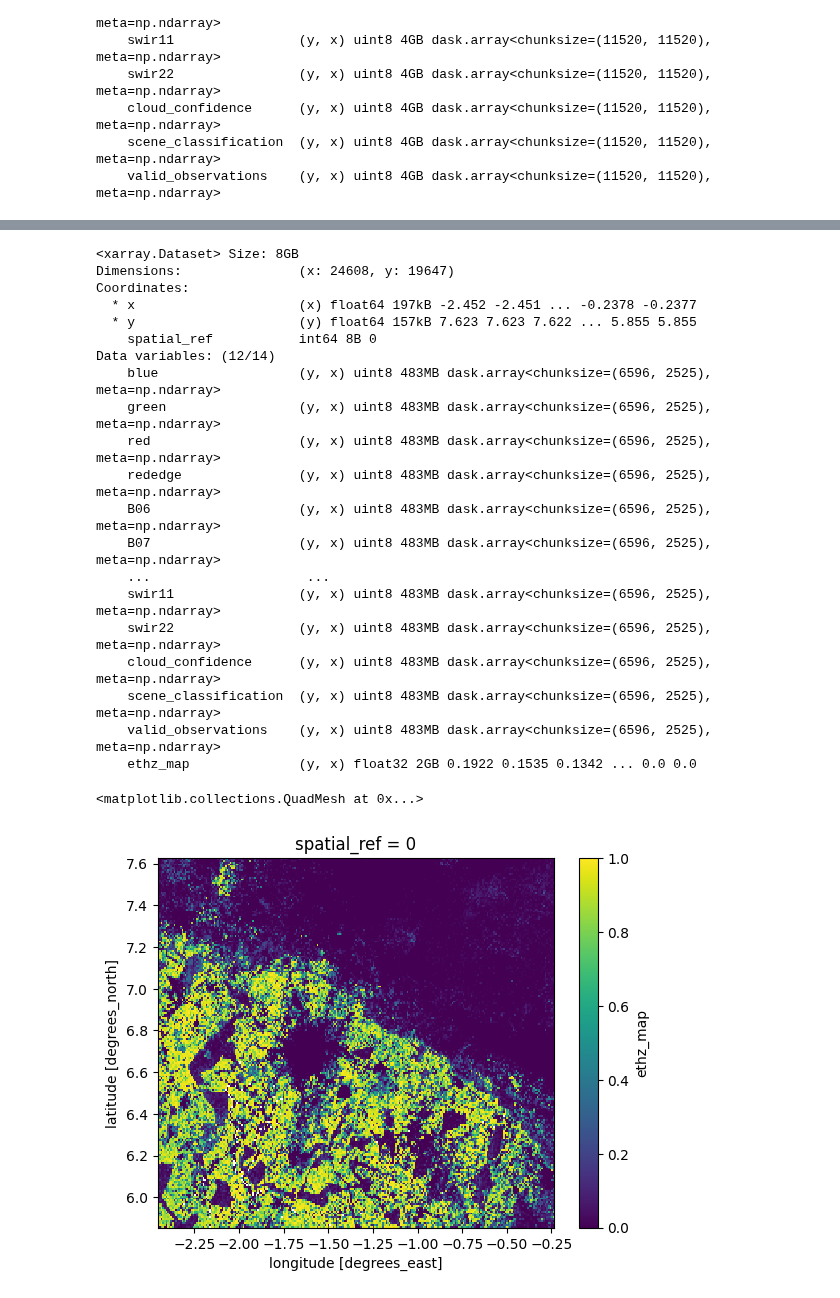
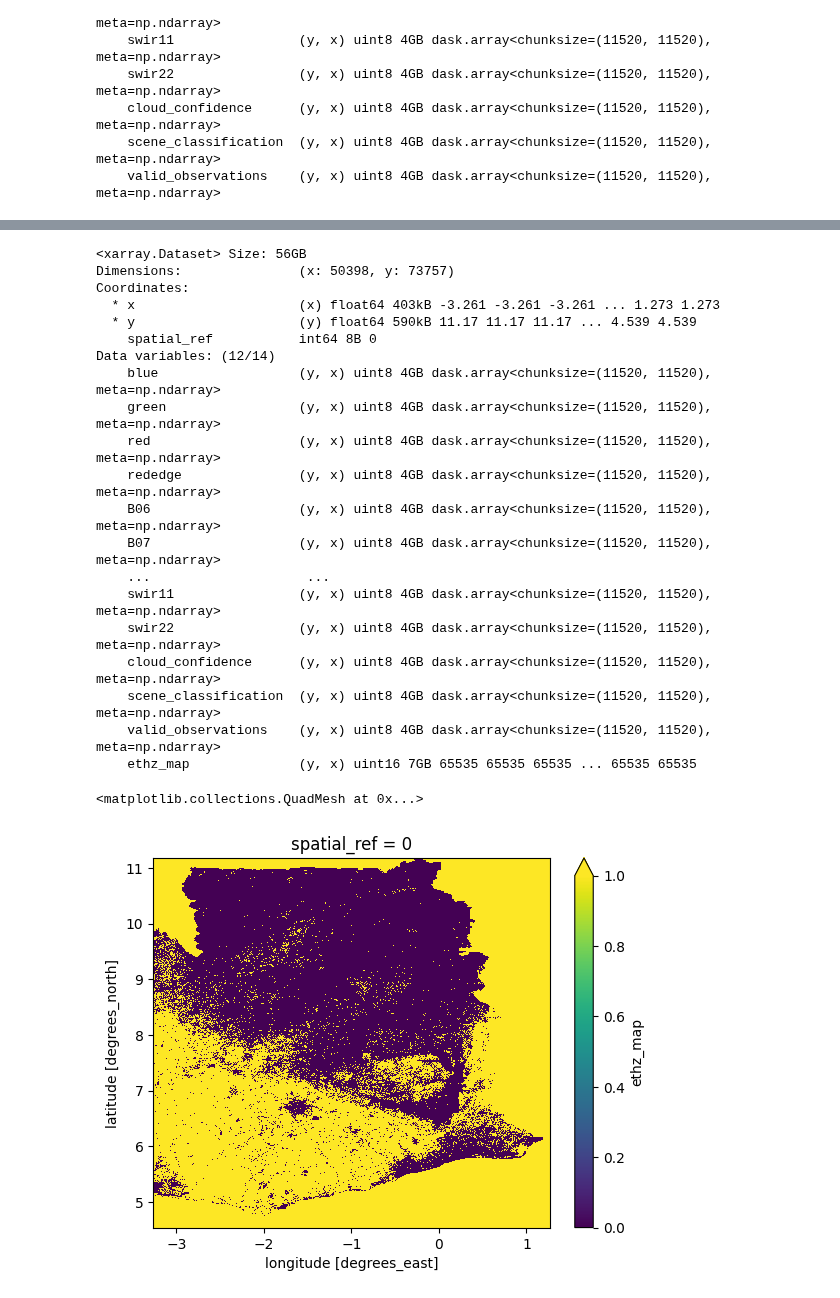
Before and after one commit to arthurgassner-synotis/forestero-skymap-poc, a Jupyter notebook: nb/00-clean.ipynb, the cells around one changed output, grey strips where cells are left out. Cells and saved outputs as stored; diff of their text form; code cells hidden in the pictures.

```diff
--- a/nb/00-clean.ipynb
+++ b/nb/00-clean.ipynb
@@ -11,7 +11,7 @@ import matplotlib.pyplot as plt
 import seaborn as sns
 from tqdm import tqdm
 # %%
-vrt_dir = Path("../data/bronze/ghana-2021-jan/vrt_files")
+vrt_dir = Path("../data/bronze/ghana-2022-jan/vrt_files")
 
 # Bands to load
 band_to_name = {
@@ -30,10 +30,8 @@ band_to_name = {
 # Load each band and assign a name
 bands = {}
 for band, name in band_to_name.items():
-    # 2. Change extension to .vrt and add chunks=True for lazy loading
-    da = rioxarray.open_rasterio(vrt_dir / f"{band}.vrt", masked=True, chunks=True)
+    da = rioxarray.open_rasterio(vrt_dir / f"{band}.vrt", masked=False, chunks=True)
     da = da.squeeze("band", drop=True)
-    da = da.fillna(0).astype(np.uint8)
     bands[name] = da
 
 # Combine into a Dataset — all bands aligned on (y, x)
@@ -41,9 +39,7 @@ ds = xr.Dataset(bands)
 
 aux_names = ["cloud_confidence", "scene_classification", "valid_observations"]
 for aux in aux_names:
-    # 2. Change extension to .vrt and add chunks=True
-    da = rioxarray.open_rasterio(vrt_dir / f"{aux}.vrt", masked=True, chunks=True)
-    da = da.fillna(255).astype(np.uint8)
+    da = rioxarray.open_rasterio(vrt_dir / f"{aux}.vrt", masked=False, chunks=True)
     ds[aux] = da.squeeze("band", drop=True)
 
 print(ds)
@@ -68,10 +64,3 @@ Data variables: (12/13)
     cloud_confidence      (y, x) uint8 4GB dask.array<chunksize=(11520, 11520), meta=np.ndarray>
     scene_classification  (y, x) uint8 4GB dask.array<chunksize=(11520, 11520), meta=np.ndarray>
     valid_observations    (y, x) uint8 4GB dask.array<chunksize=(11520, 11520), meta=np.ndarray>
-# %%
-# Only keep ashanti for now
-import osmnx as ox
-ashanti_gdf = ox.geocode_to_gdf("Ashanti Region, Ghana")
-ds = ds.rio.clip(ashanti_gdf.geometry, crs=ashanti_gdf.crs, drop=True)
-
-print(ds)
@@ -111,8 +79,17 @@ EPSG:4326
 # %%
 # Open the ETHZ data and clip to the bounding box
-ethz_ds = rioxarray.open_rasterio("../data/bronze/cocoa_map.tif", masked=True)
+ethz_ds = rioxarray.open_rasterio("../data/bronze/cocoa_map.tif", masked=True, chunks=True)
 print(ethz_ds.rio.crs)
 bounds = ds.rio.bounds()  # (left, bottom, right, top)
 clipped_ethz_ds = ethz_ds.rio.clip_box(*bounds)
+
+# Convert to uint16 to lower data footprint
+UINT16_NODATA = 65535
+clipped_ethz_ds = (clipped_ethz_ds * 1000).fillna(UINT16_NODATA).round().astype(np.uint16)
+clipped_ethz_ds.rio.write_nodata(UINT16_NODATA, inplace=True)
+clipped_ethz_ds.attrs["scale_factor"] = 0.001
+clipped_ethz_ds.attrs["add_offset"] = 0.0
+
+print(clipped_ethz_ds)
 # %% [output]
 EPSG:4326
@@ -121,31 +110,31 @@ clipped_ethz_reprojected_ds = clipped_ethz_ds.rio.reproject_match(ds)
 ds["ethz_map"] = clipped_ethz_reprojected_ds.squeeze("band", drop=True)
 print(ds)
 # %% [output]
-<xarray.Dataset> Size: 8GB
-Dimensions:               (x: 24608, y: 19647)
+<xarray.Dataset> Size: 56GB
+Dimensions:               (x: 50398, y: 73757)
 Coordinates:
-  * x                     (x) float64 197kB -2.452 -2.451 ... -0.2378 -0.2377
-  * y                     (y) float64 157kB 7.623 7.623 7.622 ... 5.855 5.855
+  * x                     (x) float64 403kB -3.261 -3.261 -3.261 ... 1.273 1.273
+  * y                     (y) float64 590kB 11.17 11.17 11.17 ... 4.539 4.539
     spatial_ref           int64 8B 0
 Data variables: (12/14)
-    blue                  (y, x) uint8 483MB dask.array<chunksize=(6596, 2525), meta=np.ndarray>
-    green                 (y, x) uint8 483MB dask.array<chunksize=(6596, 2525), meta=np.ndarray>
-    red                   (y, x) uint8 483MB dask.array<chunksize=(6596, 2525), meta=np.ndarray>
-    rededge               (y, x) uint8 483MB dask.array<chunksize=(6596, 2525), meta=np.ndarray>
-    B06                   (y, x) uint8 483MB dask.array<chunksize=(6596, 2525), meta=np.ndarray>
-    B07                   (y, x) uint8 483MB dask.array<chunksize=(6596, 2525), meta=np.ndarray>
+    blue                  (y, x) uint8 4GB dask.array<chunksize=(11520, 11520), meta=np.ndarray>
+    green                 (y, x) uint8 4GB dask.array<chunksize=(11520, 11520), meta=np.ndarray>
+    red                   (y, x) uint8 4GB dask.array<chunksize=(11520, 11520), meta=np.ndarray>
+    rededge               (y, x) uint8 4GB dask.array<chunksize=(11520, 11520), meta=np.ndarray>
+    B06                   (y, x) uint8 4GB dask.array<chunksize=(11520, 11520), meta=np.ndarray>
+    B07                   (y, x) uint8 4GB dask.array<chunksize=(11520, 11520), meta=np.ndarray>
     ...                    ...
-    swir11                (y, x) uint8 483MB dask.array<chunksize=(6596, 2525), meta=np.ndarray>
-    swir22                (y, x) uint8 483MB dask.array<chunksize=(6596, 2525), meta=np.ndarray>
-    cloud_confidence      (y, x) uint8 483MB dask.array<chunksize=(6596, 2525), meta=np.ndarray>
-    scene_classification  (y, x) uint8 483MB dask.array<chunksize=(6596, 2525), meta=np.ndarray>
-    valid_observations    (y, x) uint8 483MB dask.array<chunksize=(6596, 2525), meta=np.ndarray>
-    ethz_map              (y, x) float32 2GB 0.1922 0.1535 0.1342 ... 0.0 0.0
+    swir11                (y, x) uint8 4GB dask.array<chunksize=(11520, 11520), meta=np.ndarray>
+    swir22                (y, x) uint8 4GB dask.array<chunksize=(11520, 11520), meta=np.ndarray>
+    cloud_confidence      (y, x) uint8 4GB dask.array<chunksize=(11520, 11520), meta=np.ndarray>
+    scene_classification  (y, x) uint8 4GB dask.array<chunksize=(11520, 11520), meta=np.ndarray>
+    valid_observations    (y, x) uint8 4GB dask.array<chunksize=(11520, 11520), meta=np.ndarray>
+    ethz_map              (y, x) uint16 7GB 65535 65535 65535 ... 65535 65535
 # %%
 # Downsample and plot
 step = 100
 ds_small = ds.isel(y=slice(None, None, step), x=slice(None, None, step))
-ds_small.ethz_map.plot()
+ds_small.ethz_map.plot(vmin=0, vmax=1)
 # %% [output]
 <matplotlib.collections.QuadMesh at 0x...>
-[figure, old version]
+[figure, new version]
```
Also changed, not shown: parts of 6 cells of this notebook, 5 other files.
